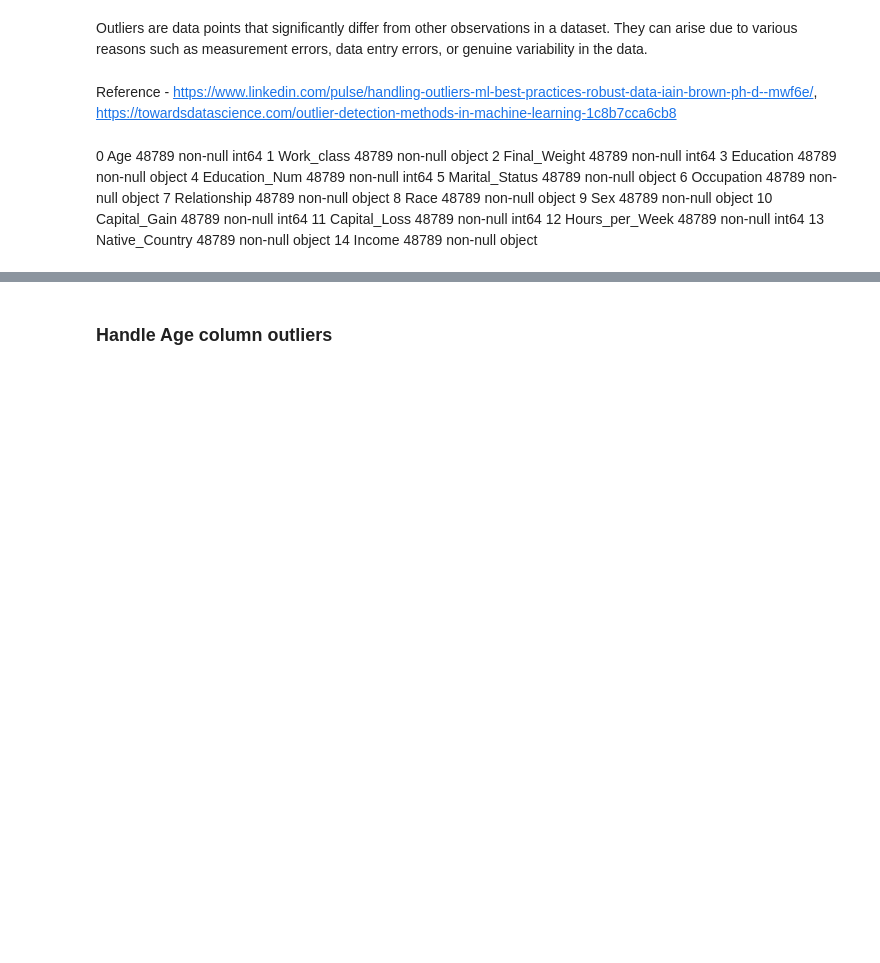
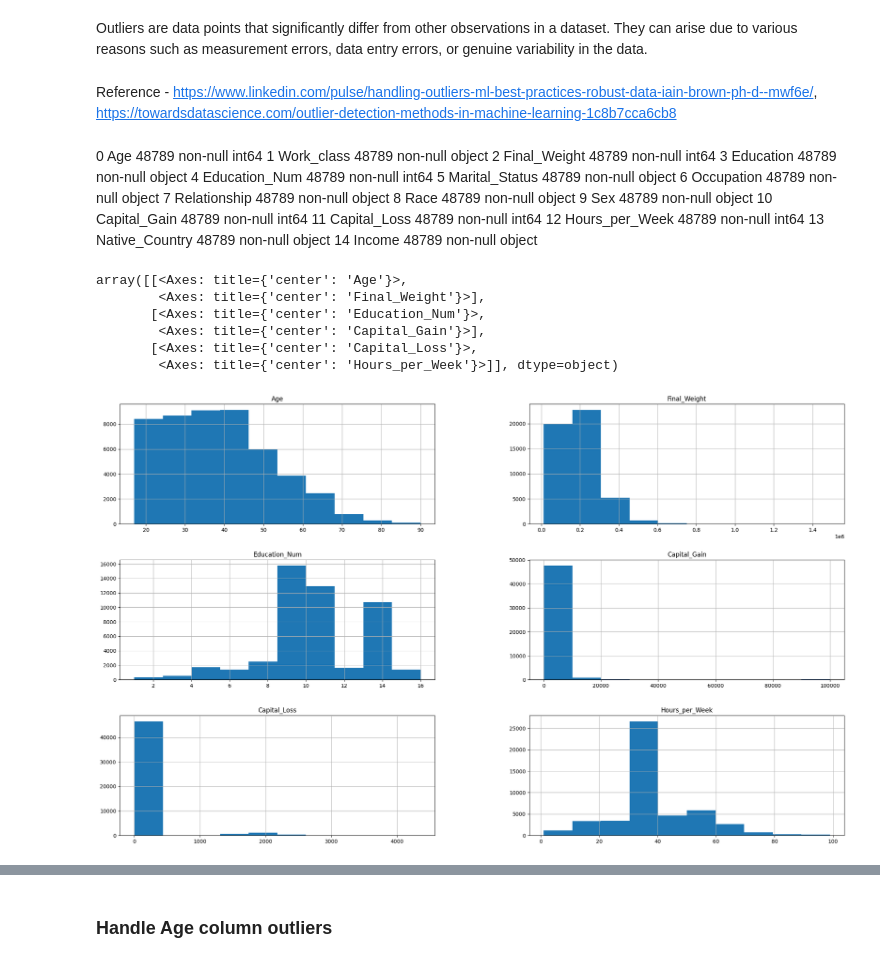
Before and after one commit to Benura2020/Income-Classification-ML, a Jupyter notebook: income_prediction_ml_project.ipynb, the cells around one changed output, grey strips where cells are left out. Cells and saved outputs as stored; diff of their text form; code cells hidden in the pictures; blank space fills up the shorter version.

```diff
--- a/income_prediction_ml_project.ipynb
+++ b/income_prediction_ml_project.ipynb
@@ -924,3 +935,13 @@ Reference - https://www.linkedin.com/pulse/handling-outliers-ml-best-practices-r
  12  Hours_per_Week  48789 non-null  int64
  13  Native_Country  48789 non-null  object
  14  Income          48789 non-null  object
+# %%
+census_income_df.hist(figsize=(25, 15))
+# %% [output]
+array([[<Axes: title={'center': 'Age'}>,
+        <Axes: title={'center': 'Final_Weight'}>],
+       [<Axes: title={'center': 'Education_Num'}>,
+        <Axes: title={'center': 'Capital_Gain'}>],
+       [<Axes: title={'center': 'Capital_Loss'}>,
+        <Axes: title={'center': 'Hours_per_Week'}>]], dtype=object)
+[figure, added]
```
Also changed, not shown: parts of 33 cells of this notebook, 2 other files.
